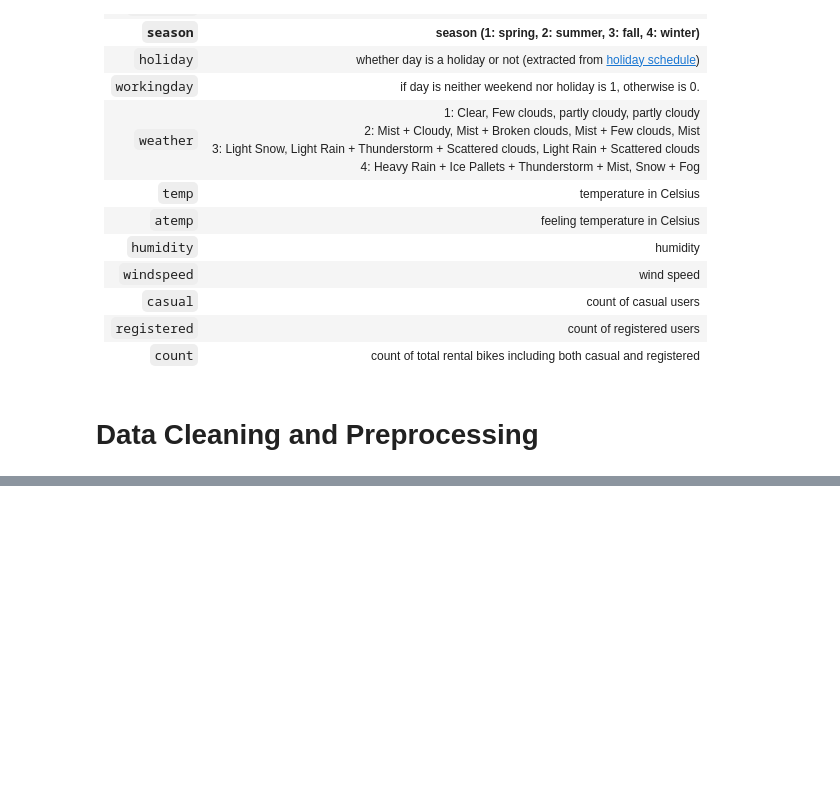
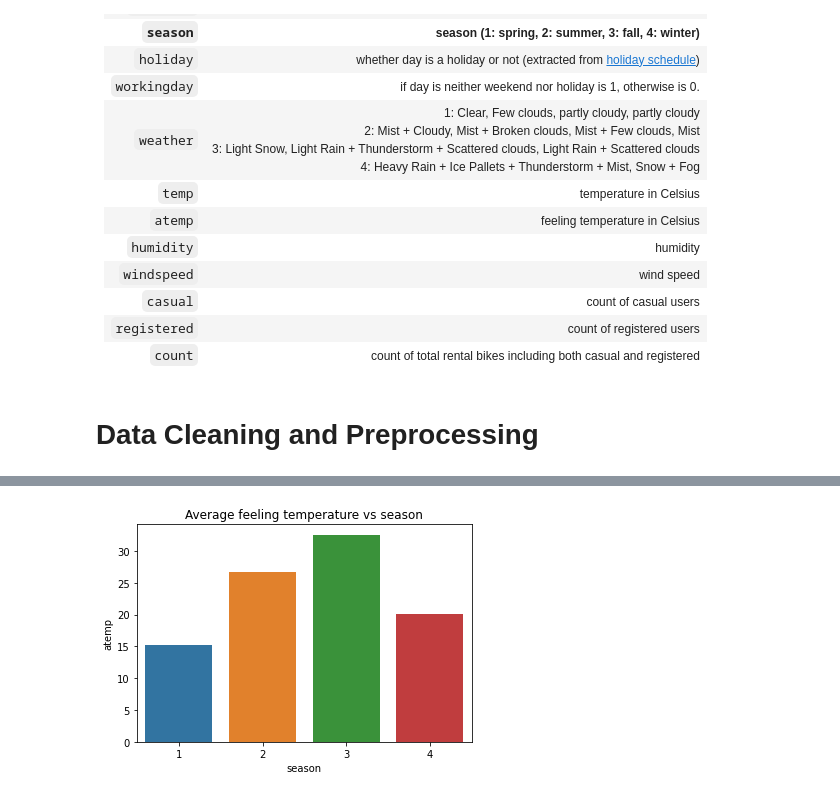
Before and after one commit to 9anubhavtyagi/yulu_eda, a Jupyter notebook: yulu_eda.ipynb, the cells around one changed output, grey strips where cells are left out. Cells and saved outputs as stored; diff of their text form; code cells hidden in the pictures; blank space fills up the shorter version.

```diff
--- a/yulu_eda.ipynb
+++ b/yulu_eda.ipynb
@@ -72,0 +325,6 @@ memory usage: 1020.7+ KB
+# %%
+sns.barplot(data = temp_df, x = grouping_feature, y = "atemp")
+plt.title(f"Average feeling temperature vs {grouping_feature}")
+plt.show()
+# %% [output]
+[figure, added]
```
Also changed, not shown: parts of 107 cells of this notebook.
